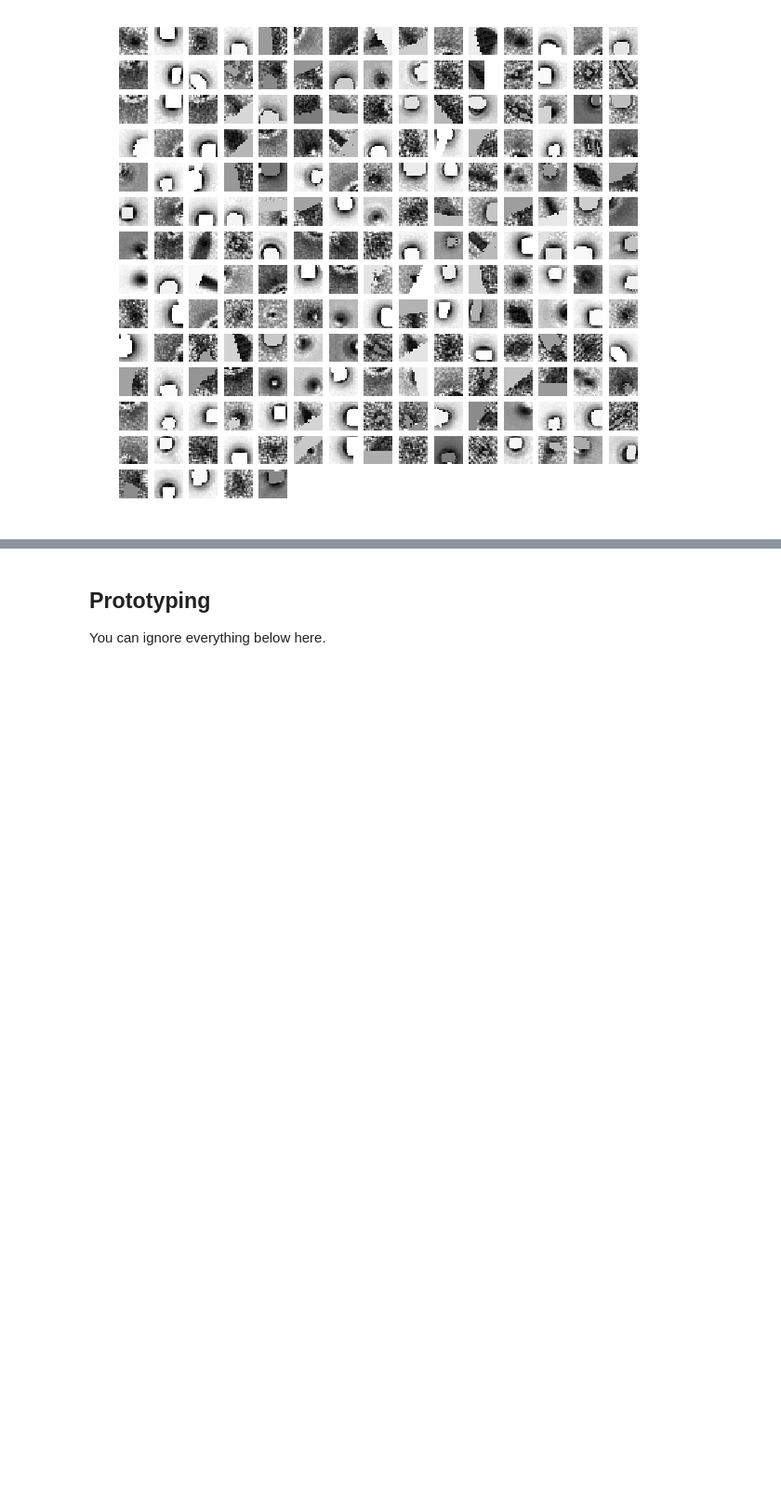
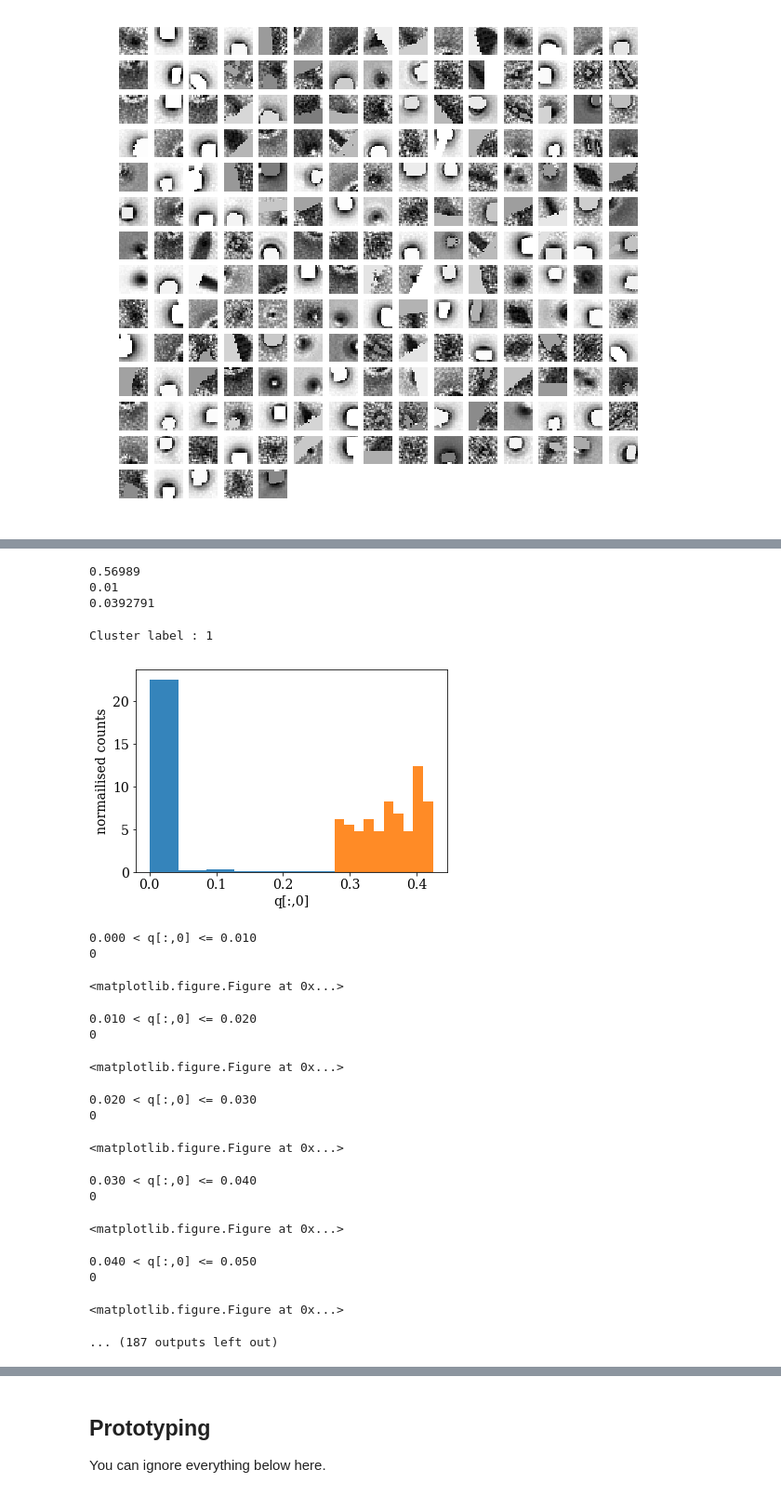
Before and after one commit to dwright04/machine_augmented_classification, a Jupyter notebook: notebooks/Unsupervised_Deep_Embedding_Clustering_for_Zooniverse.ipynb, the cells around one changed output, grey strips where cells are left out. Shown at 93% size. Drawn from its saved outputs; the diff is of its cells as text; code cells hidden in the pictures; blank space fills up the shorter version.

Commit message:
Adding cluster partitioning analysis

```diff
--- a/notebooks/Unsupervised_Deep_Embedding_Clustering_for_Zooniverse.ipynb
+++ b/notebooks/Unsupervised_Deep_Embedding_Clustering_for_Zooniverse.ipynb
@@ -488,7 +491,7 @@ def cluster_partitioning(cluster, cluster_to_label_mapping, q, y_pred, y, x, ima
     print('%.3lf < q[:,%d] <= %.3lf'%(start, cluster, start+step))
     if len(mask2) == 0:
       continue
-    plotCluster(y_pred_double_masked, cluster, x_double_masked, 28, limit=100)
+    plotCluster(y_pred_double_masked, cluster, x_double_masked, image_dim, limit=100)
   plt.plot(np.arange(0,1, step), accs, 'o', color='#26547C', ms=10)
   plt.plot(np.arange(0,1, step), accs, '-', color='#26547C', ms=1)
   plt.xlabel('q[:,%d]'%(cluster))
@@ -1339,0 +1345,15 @@ plotCluster(y_pred, 83, x, 20, limit=200)
+# %%
+save_dir = '../DEC-keras/results/snh/100'
+dec_snh100 = DEC(dims=[x.shape[-1], 500, 500, 2000, 10], n_clusters=100, batch_size=batch_size)
+dec_snh100.initialize_model(optimizer=SGD(lr=0.01, momentum=momentum),
+                            ae_weights='../DEC-keras/results/snh/ae_weights_snh.h5',
+                            x=x, loss='kld')
+try:
+  dec_snh100.load_weights(save_dir+'/DEC_model_final.h5')
+  y_pred = dec_snh100.predict_clusters(x)
+except IOError:
+  t0 = time()
+  y_pred = dec_snh100.clustering(x, y=y, tol=tol, maxiter=maxiter,
+                                 update_interval=update_interval, save_dir=save_dir)
+  print('clustering time: ', (time() - t0))
+print('acc:', cluster_acc(y, y_pred))
@@ -1339,0 +1362,2 @@ plotCluster(y_pred, 83, x, 20, limit=200)
+# %%
+cluster_to_label_mapping, n_assigned_list, _ = get_cluster_to_label_mapping(y, y_pred, 2, n_clusters=100)
@@ -1339,0 +1382,31 @@ plotCluster(y_pred, 83, x, 20, limit=200)
+# %%
+q = dec_snh100.model.predict(x) # get the soft cluster assignments
+# %%
+print(np.max(q))
+print(np.mean(q))
+print(np.std(q))
+# %% [output]
+0.56989
+0.01
+0.0392791
+# %%
+cluster_partitioning(0, cluster_to_label_mapping, q, y_pred, y, x, 20, step=0.01, limit=100)
+# %% [output]
+Cluster label : 1
+[figure, added]
+0.000 < q[:,0] <= 0.010
+0
+<matplotlib.figure.Figure at 0x...>
+0.010 < q[:,0] <= 0.020
+0
+<matplotlib.figure.Figure at 0x...>
+0.020 < q[:,0] <= 0.030
+0
+<matplotlib.figure.Figure at 0x...>
+0.030 < q[:,0] <= 0.040
+0
+<matplotlib.figure.Figure at 0x...>
+0.040 < q[:,0] <= 0.050
+0
+<matplotlib.figure.Figure at 0x...>
+... (187 outputs left out)
```
Also changed, not shown: parts of 6 cells of this notebook.
